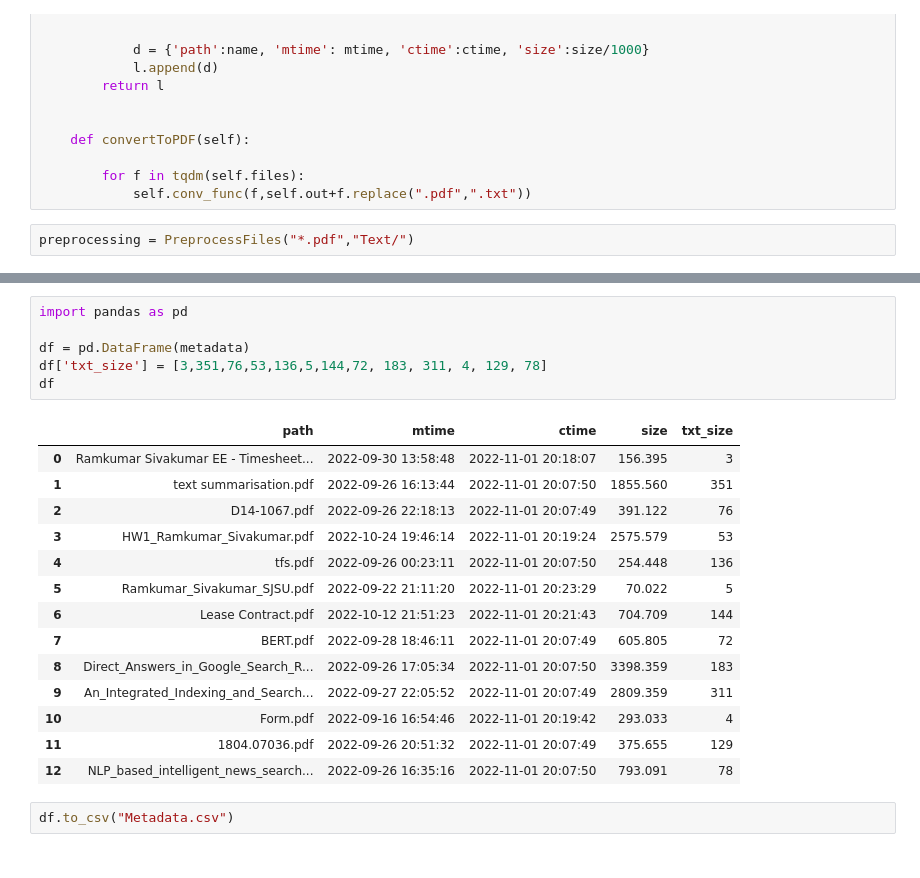
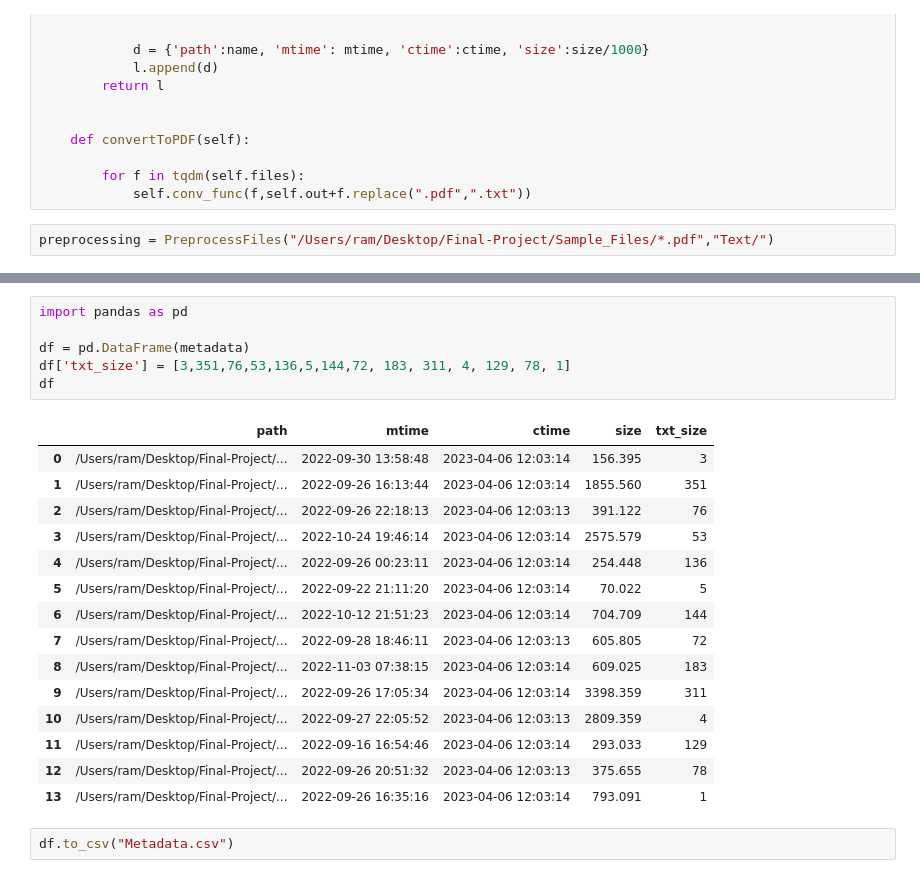
Before and after one commit to ramsrk7/Search-Application, a Jupyter notebook: Notebooks/KB_Preprocess.ipynb, the cells around one changed output, grey strips where cells are left out. Saved outputs shown, nothing was run; the diff lists cells and outputs as text.

```diff
--- a/Notebooks/KB_Preprocess.ipynb
+++ b/Notebooks/KB_Preprocess.ipynb
@@ -75,6 +75,6 @@ class PreprocessFiles:
         for f in tqdm(self.files):
             self.conv_func(f,self.out+f.replace(".pdf",".txt"))
 # %%
-preprocessing = PreprocessFiles("*.pdf","Text/")
+preprocessing = PreprocessFiles("/Users/ram/Desktop/Final-Project/Sample_Files/*.pdf","Text/")
 # %%
 preprocessing.convertToPDF()
@@ -102,23 +104,24 @@ metadata
 # %%
 import pandas as pd
 
 df = pd.DataFrame(metadata)
-df['txt_size'] = [3,351,76,53,136,5,144,72, 183, 311, 4, 129, 78]
+df['txt_size'] = [3,351,76,53,136,5,144,72, 183, 311, 4, 129, 78, 1]
 df
 # %% [output]
 |  | path | mtime | ctime | size | txt_size |
-| 0 | Ramkumar Sivakumar EE - Timesheet... | 2022-09-30 13:58:48 | 2022-11-01 20:18:07 | 156.395 | 3 |
-| 1 | text summarisation.pdf | 2022-09-26 16:13:44 | 2022-11-01 20:07:50 | 1855.560 | 351 |
-| 2 | D14-1067.pdf | 2022-09-26 22:18:13 | 2022-11-01 20:07:49 | 391.122 | 76 |
-| 3 | HW1_Ramkumar_Sivakumar.pdf | 2022-10-24 19:46:14 | 2022-11-01 20:19:24 | 2575.579 | 53 |
-| 4 | tfs.pdf | 2022-09-26 00:23:11 | 2022-11-01 20:07:50 | 254.448 | 136 |
-| 5 | Ramkumar_Sivakumar_SJSU.pdf | 2022-09-22 21:11:20 | 2022-11-01 20:23:29 | 70.022 | 5 |
-| 6 | Lease Contract.pdf | 2022-10-12 21:51:23 | 2022-11-01 20:21:43 | 704.709 | 144 |
-| 7 | BERT.pdf | 2022-09-28 18:46:11 | 2022-11-01 20:07:49 | 605.805 | 72 |
-| 8 | Direct_Answers_in_Google_Search_R... | 2022-09-26 17:05:34 | 2022-11-01 20:07:50 | 3398.359 | 183 |
-| 9 | An_Integrated_Indexing_and_Search... | 2022-09-27 22:05:52 | 2022-11-01 20:07:49 | 2809.359 | 311 |
-| 10 | Form.pdf | 2022-09-16 16:54:46 | 2022-11-01 20:19:42 | 293.033 | 4 |
-| 11 | 1804.07036.pdf | 2022-09-26 20:51:32 | 2022-11-01 20:07:49 | 375.655 | 129 |
-| 12 | NLP_based_intelligent_news_search... | 2022-09-26 16:35:16 | 2022-11-01 20:07:50 | 793.091 | 78 |
+| 0 | /Users/ram/Desktop/Final-Project/... | 2022-09-30 13:58:48 | 2023-04-06 12:03:14 | 156.395 | 3 |
+| 1 | /Users/ram/Desktop/Final-Project/... | 2022-09-26 16:13:44 | 2023-04-06 12:03:14 | 1855.560 | 351 |
+| 2 | /Users/ram/Desktop/Final-Project/... | 2022-09-26 22:18:13 | 2023-04-06 12:03:13 | 391.122 | 76 |
+| 3 | /Users/ram/Desktop/Final-Project/... | 2022-10-24 19:46:14 | 2023-04-06 12:03:14 | 2575.579 | 53 |
+| 4 | /Users/ram/Desktop/Final-Project/... | 2022-09-26 00:23:11 | 2023-04-06 12:03:14 | 254.448 | 136 |
+| 5 | /Users/ram/Desktop/Final-Project/... | 2022-09-22 21:11:20 | 2023-04-06 12:03:14 | 70.022 | 5 |
+| 6 | /Users/ram/Desktop/Final-Project/... | 2022-10-12 21:51:23 | 2023-04-06 12:03:14 | 704.709 | 144 |
+| 7 | /Users/ram/Desktop/Final-Project/... | 2022-09-28 18:46:11 | 2023-04-06 12:03:13 | 605.805 | 72 |
+| 8 | /Users/ram/Desktop/Final-Project/... | 2022-11-03 07:38:15 | 2023-04-06 12:03:14 | 609.025 | 183 |
+| 9 | /Users/ram/Desktop/Final-Project/... | 2022-09-26 17:05:34 | 2023-04-06 12:03:14 | 3398.359 | 311 |
+| 10 | /Users/ram/Desktop/Final-Project/... | 2022-09-27 22:05:52 | 2023-04-06 12:03:13 | 2809.359 | 4 |
+| 11 | /Users/ram/Desktop/Final-Project/... | 2022-09-16 16:54:46 | 2023-04-06 12:03:14 | 293.033 | 129 |
+| 12 | /Users/ram/Desktop/Final-Project/... | 2022-09-26 20:51:32 | 2023-04-06 12:03:13 | 375.655 | 78 |
+| 13 | /Users/ram/Desktop/Final-Project/... | 2022-09-26 16:35:16 | 2023-04-06 12:03:14 | 793.091 | 1 |
 # %%
 df.to_csv("Metadata.csv")
```
Also changed, not shown: parts of 2 cells of this notebook, 34 other files.
